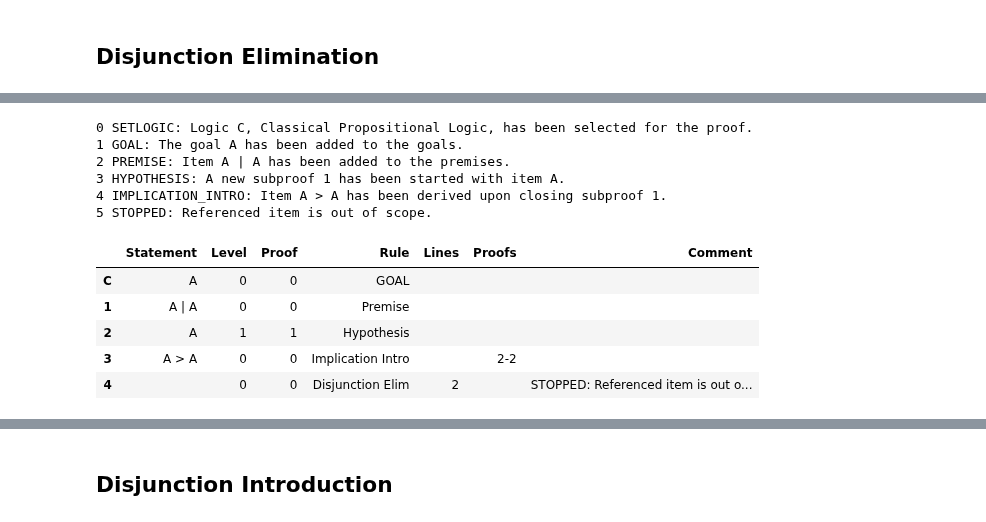
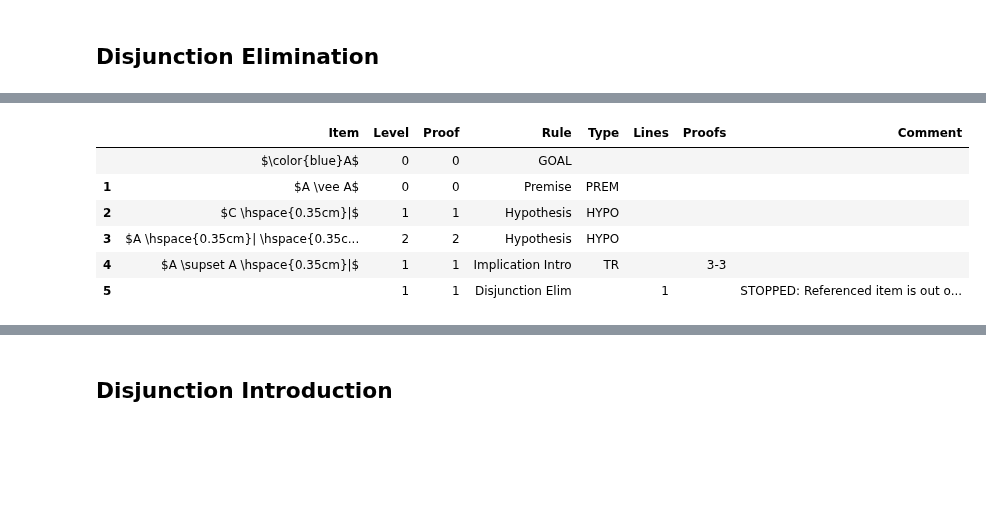
Before and after one commit to FrankHubeny/AltRea, a Jupyter notebook: rules_testcases.ipynb, the cells around one changed output, grey strips where cells are left out. Cells and saved outputs as stored; diff of their text form; code cells hidden in the pictures; blank space fills up the shorter version.

```diff
--- a/rules_testcases.ipynb
+++ b/rules_testcases.ipynb
@@ -88,12 +88,6 @@ B. [Database Processing](#database)
 8. [Remove definition](#removedefinition)
 
 9. [Remove logic](#removelogic)
-# %%
-from IPython.display import display, Math, Markdown, Latex, display_markdown, HTML
-import pandas as pd
-pd.options.display.max_colwidth=500
-pd.options.display.max_rows = 999
-pd.options.display.html.use_mathjax = True
 # %% [markdown]
 <a id='nodatabase'></a>
 # Specific Procedures (No Database)
@@ -2403,34 +1300,31 @@ prf.displayproof()
 # %%
-# The first referenced line of the three is not accessible.
+# test_disjunction_elim_linescope_1: The first referenced line of the three is not accessible.
 
-from altrea.wffs import Or, Wff
+from IPython.display import display, Math, Markdown, Latex, display_markdown, HTML
+import pandas as pd
+pd.options.display.max_colwidth=500
+from altrea.wffs import And, Wff
 from altrea.rules import Proof
 
 prf = Proof()
-A = prf.proposition('A')
-B = prf.proposition('B')
-C = prf.proposition('C')
-D = prf.proposition('D')
-E = prf.proposition('E')
+A = prf.proposition("A")
+C = prf.proposition("C")
 prf.setlogic()
 prf.goal(A)
 prf.premise(Or(A, A))
+prf.hypothesis(C)
 prf.hypothesis(A)
 prf.implication_intro()
-prf.disjunction_elim(1, 2, 3)
-prf.displaylog()
-prf.displayproof()
+prf.rule('disj elim', [A, A, A], [1, 4, 4])
+prf.hypothesis(A, comment="Nothing can be added after the proof is stopped.")
+
+display(prf.thisproof())
 # %% [output]
-0 SETLOGIC: Logic C, Classical Propositional Logic, has been selected for the proof.
-1 GOAL: The goal A has been added to the goals.
-2 PREMISE: Item A | A has been added to the premises.
-3 HYPOTHESIS: A new subproof 1 has been started with item A.
-4 IMPLICATION_INTRO: Item A > A has been derived upon closing subproof 1.
-5 STOPPED: Referenced item is out of scope.
-|  | Statement | Level | Proof | Rule | Lines | Proofs | Comment |
-| C | A | 0 | 0 | GOAL |  |  |  |
-| 1 | A | A | 0 | 0 | Premise |  |  |  |
-| 2 | A | 1 | 1 | Hypothesis |  |  |  |
-| 3 | A > A | 0 | 0 | Implication Intro |  | 2-2 |  |
-| 4 |  | 0 | 0 | Disjunction Elim | 2 |  | STOPPED: Referenced item is out o... |
+|  | Item | Level | Proof | Rule | Type | Lines | Proofs | Comment |
+|  | $\color{blue}A$ | 0 | 0 | GOAL |  |  |  |  |
+| 1 | $A \vee A$ | 0 | 0 | Premise | PREM |  |  |  |
+| 2 | $C \hspace{0.35cm}|$ | 1 | 1 | Hypothesis | HYPO |  |  |  |
+| 3 | $A \hspace{0.35cm}| \hspace{0.35c... | 2 | 2 | Hypothesis | HYPO |  |  |  |
+| 4 | $A \supset A \hspace{0.35cm}|$ | 1 | 1 | Implication Intro | TR |  | 3-3 |  |
+| 5 |  | 1 | 1 | Disjunction Elim |  | 1 |  | STOPPED: Referenced item is out o... |
 # %%
```
Also changed, not shown: parts of 195 cells of this notebook, 14 other files.
